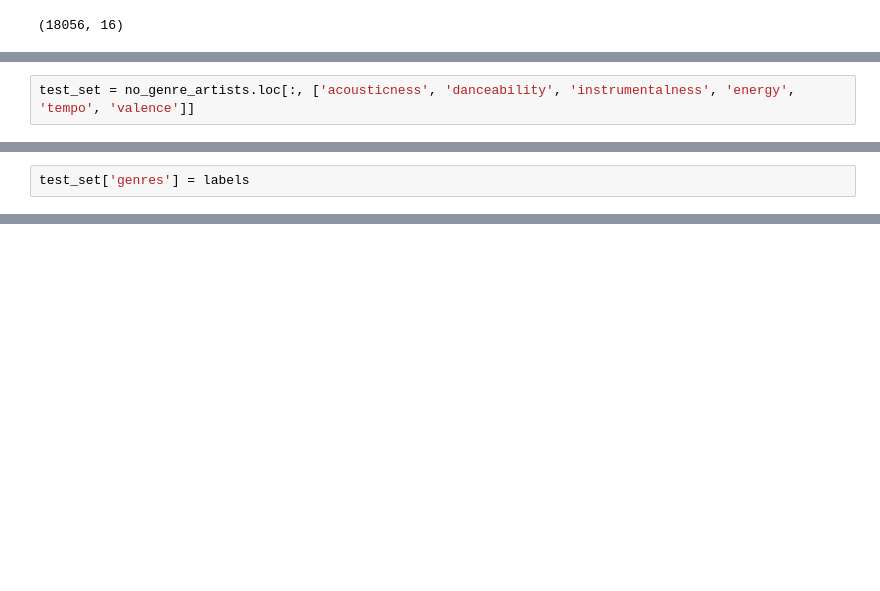
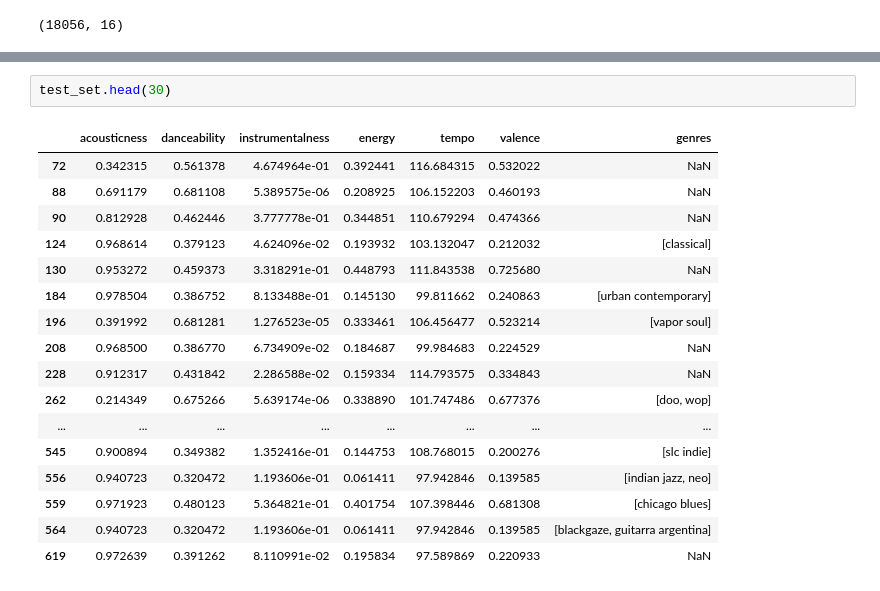
Before and after one commit to agastya1995/Spotify_Analysis, a Jupyter notebook: predicting_genres_Colab.ipynb, the cells around one changed output, grey strips where cells are left out. Saved outputs shown, nothing was run; the diff lists cells and outputs as text; blank space fills up the shorter version.

Commit message:
Separated artists

```diff
--- a/predicting_genres_Colab.ipynb
+++ b/predicting_genres_Colab.ipynb
@@ -261,2 +175,0 @@ MultiOutputClassifier(estimator=DecisionTreeClassifier(ccp_alpha=0.0,
-# %%
-test_set = no_genre_artists.loc[:, ['acousticness', 'danceability', 'instrumentalness', 'energy', 'tempo', 'valence']]
@@ -301,2 +175,0 @@ labels = stacked_labels[stacked_labels[0]==1].groupby('level_0').agg(lambda x:[i
-# %%
-test_set['genres'] = labels
@@ -339,0 +303,20 @@ df_genres[df_genres['genres'].map(lambda x: 'mandopop' in x)]
+# %%
+test_set.head(30)
+# %% [output]
+|  | acousticness | danceability | instrumentalness | energy | tempo | valence | genres |
+| 72 | 0.342315 | 0.561378 | 4.674964e-01 | 0.392441 | 116.684315 | 0.532022 | NaN |
+| 88 | 0.691179 | 0.681108 | 5.389575e-06 | 0.208925 | 106.152203 | 0.460193 | NaN |
+| 90 | 0.812928 | 0.462446 | 3.777778e-01 | 0.344851 | 110.679294 | 0.474366 | NaN |
+| 124 | 0.968614 | 0.379123 | 4.624096e-02 | 0.193932 | 103.132047 | 0.212032 | [classical] |
+| 130 | 0.953272 | 0.459373 | 3.318291e-01 | 0.448793 | 111.843538 | 0.725680 | NaN |
+| 184 | 0.978504 | 0.386752 | 8.133488e-01 | 0.145130 | 99.811662 | 0.240863 | [urban contemporary] |
+| 196 | 0.391992 | 0.681281 | 1.276523e-05 | 0.333461 | 106.456477 | 0.523214 | [vapor soul] |
+| 208 | 0.968500 | 0.386770 | 6.734909e-02 | 0.184687 | 99.984683 | 0.224529 | NaN |
+| 228 | 0.912317 | 0.431842 | 2.286588e-02 | 0.159334 | 114.793575 | 0.334843 | NaN |
+| 262 | 0.214349 | 0.675266 | 5.639174e-06 | 0.338890 | 101.747486 | 0.677376 | [doo, wop] |
+| ... | ... | ... | ... | ... | ... | ... | ... |
+| 545 | 0.900894 | 0.349382 | 1.352416e-01 | 0.144753 | 108.768015 | 0.200276 | [slc indie] |
+| 556 | 0.940723 | 0.320472 | 1.193606e-01 | 0.061411 | 97.942846 | 0.139585 | [indian jazz, neo] |
+| 559 | 0.971923 | 0.480123 | 5.364821e-01 | 0.401754 | 107.398446 | 0.681308 | [chicago blues] |
+| 564 | 0.940723 | 0.320472 | 1.193606e-01 | 0.061411 | 97.942846 | 0.139585 | [blackgaze, guitarra argentina] |
+| 619 | 0.972639 | 0.391262 | 8.110991e-02 | 0.195834 | 97.589869 | 0.220933 | NaN |
```
Also changed, not shown: parts of 60 cells of this notebook.
